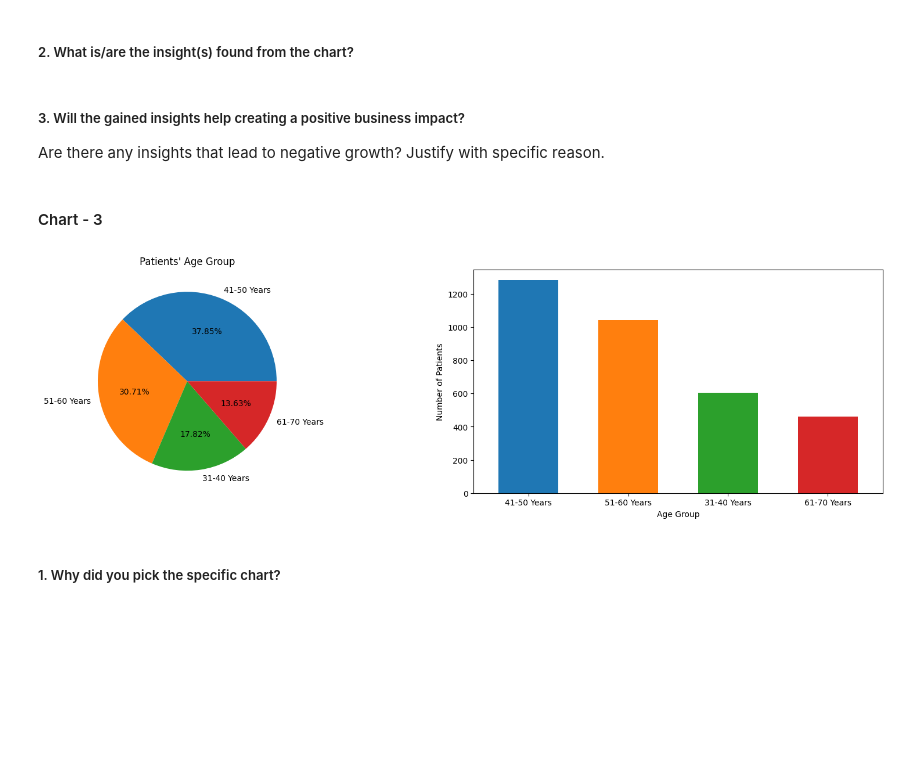
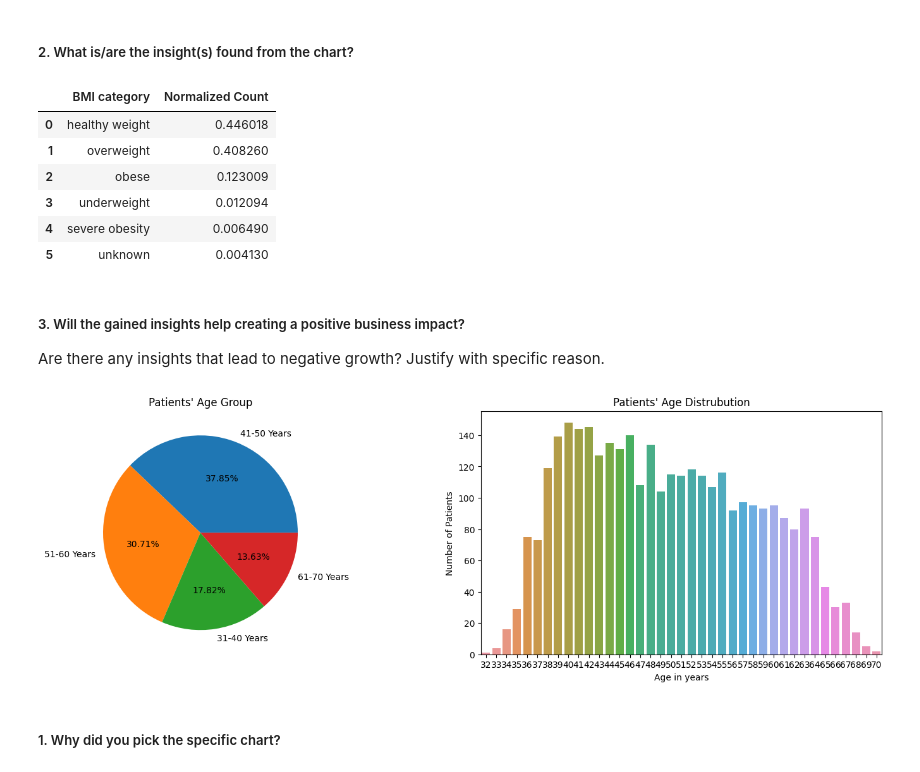
Before and after one commit to priyaregit/Classification-ML_Cardiovascular-Risk-Prediction, a Jupyter notebook: Cardiovascular_Risk_Prediction_Classification.ipynb, the cells around one changed output. Drawn from its saved outputs; the diff is of its cells as text; code cells hidden in the pictures; blank space fills up the shorter version.

```diff
--- a/Cardiovascular_Risk_Prediction_Classification.ipynb
+++ b/Cardiovascular_Risk_Prediction_Classification.ipynb
@@ -386,6 +386,11 @@ underweight       0.012094
 severe obesity    0.006490
 unknown           0.004130
 Name: BMI category, dtype: float64
+# %%
+columns = ['cigsPerDay','BPMeds','heartRate','glucose']
+
+for col_name in columns:
+  df[col_name] = df[col_name].astype(int)
 # %%
 df.drop('id', axis = 1, inplace = True)
 # %%
@@ -467,34 +478,43 @@ plt.rcParams['figure.figsize'] = (10, 6)
 ##### 1. Why did you pick the specific chart?
 # %% [markdown]
 ##### 2. What is/are the insight(s) found from the chart?
+# %%
+# Finding the value count of patients belonging to each BMI category
+df['BMI category'].value_counts(normalize = True).reset_index().rename(columns={'index':'BMI category','BMI category': 'Normalized Count'})
+# %% [output]
+|  | BMI category | Normalized Count |
+| 0 | healthy weight | 0.446018 |
+| 1 | overweight | 0.408260 |
+| 2 | obese | 0.123009 |
+| 3 | underweight | 0.012094 |
+| 4 | severe obesity | 0.006490 |
+| 5 | unknown | 0.004130 |
 # %% [markdown]
 ##### 3. Will the gained insights help creating a positive business impact?
 Are there any insights that lead to negative growth? Justify with specific reason.
-# %% [markdown]
-#### Chart - 3
 # %%
 # Chart - 3 visualization code
 
 # Setting display figure size
-fig = plt.figure(figsize = (20,5))
+fig = plt.figure(figsize = (18,5))
 
 # Pie chart to check for the patients' age group
 ax1 = plt.subplot2grid((1,2),(0,0))
 plt.pie(df['Age_Group'].value_counts(), labels = df['Age_Group'].value_counts().index, autopct = "%.02f%%")
 plt.title("Patients' Age Group", fontsize = 12)
 
-# Bar chart to check for the patients' age group
+# Barplot to check for the distribution of patients' age
 ax1 = plt.subplot2grid((1,2),(0,1))
-ageG = df["Age_Group"].value_counts()
-ageG.plot.bar(width = 0.6, color = ['#1f77b4', '#ff7f0e', '#2ca02c', '#d62728', '#9467bd', '#8c564b', '#e377c2'])
-plt.xlabel("Age Group")
-plt.ylabel("Number of Patients")
-plt.xticks(rotation = 'horizontal')
+a = df['age'].value_counts()
+sns.barplot(x = a.index, y = a.values, ci=None)
+plt.ylabel('Number of Patients')
+plt.xlabel('Age in years')
+plt.title("Patients' Age Distrubution")
 
 # Setting the display figure size using rcParams method
 plt.rcParams['figure.figsize'] = (10, 6)
 # %% [output]
-[figure, old version]
+[figure, new version]
 # %% [markdown]
 ##### 1. Why did you pick the specific chart?
 # %% [markdown]
```
Also changed, not shown: parts of 7 cells of this notebook.
